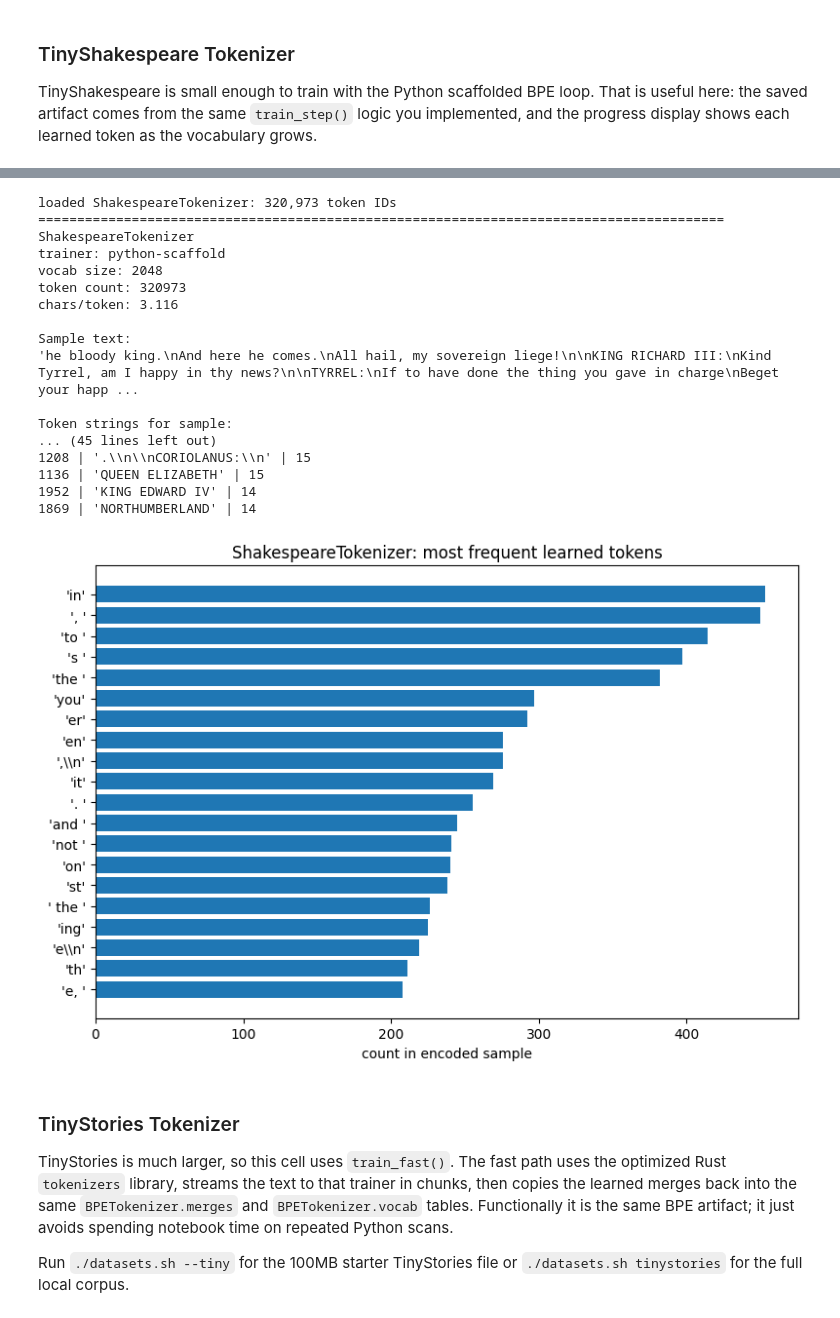
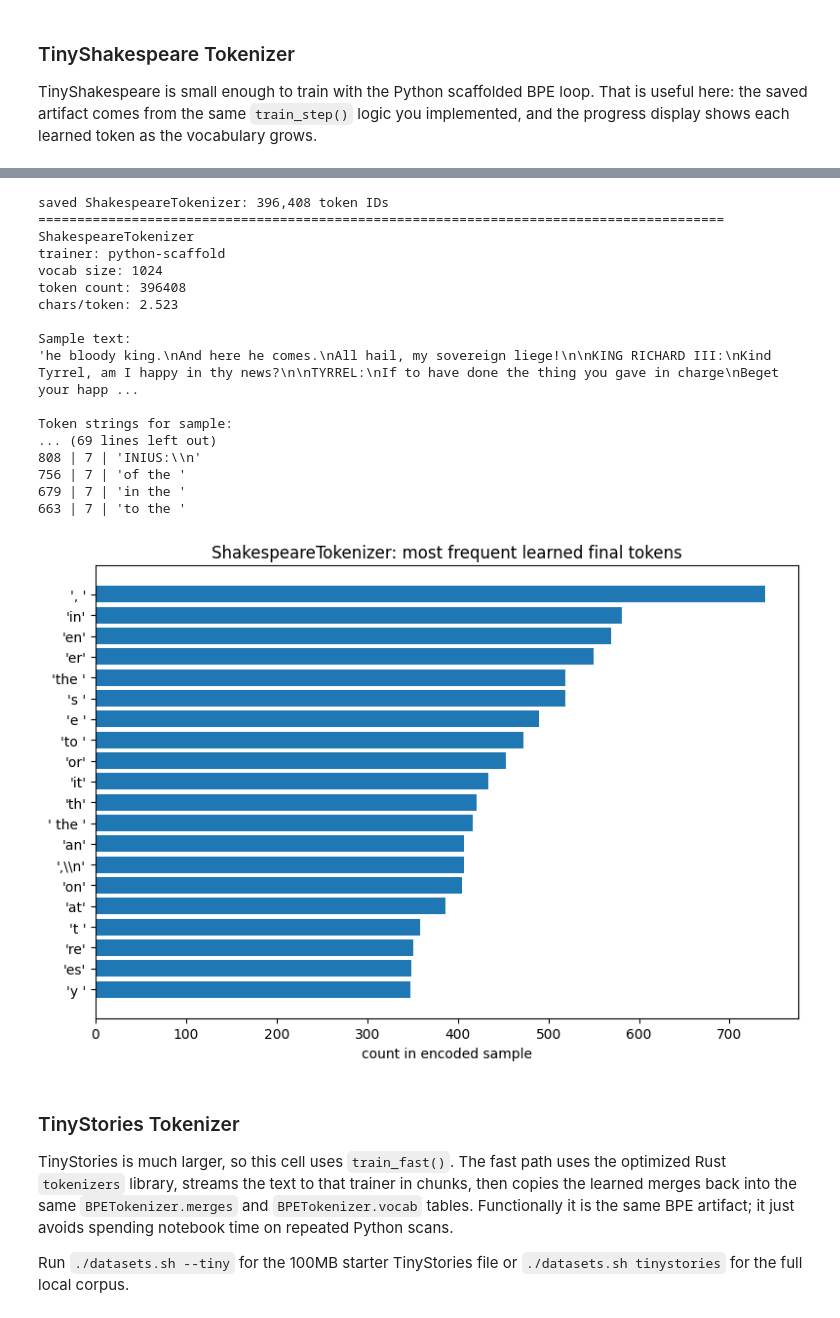
Before and after one commit to Mister-Meeseeks/g2c, a Jupyter notebook: notebooks/solutions/04-tokenizer.ipynb, the cells around one changed output, grey strips where cells are left out. Cells and saved outputs as stored; diff of their text form; code cells hidden in the pictures.

```diff
--- a/notebooks/solutions/04-tokenizer.ipynb
+++ b/notebooks/solutions/04-tokenizer.ipynb
@@ -498,6 +550,6 @@ shakespeare_config = TokenizerArtifactConfig(
 
 shakespeare_artifact = run_and_inspect_tokenizer_artifact(
     shakespeare_config,
-    force=FORCE_RETRAIN_TOKENIZERS,
+    force=True,
 )
 # %% [output]
@@ -504,21 +557,21 @@ shakespeare_artifact = run_and_inspect_tokenizer_artifact(
-loaded ShakespeareTokenizer: 320,973 token IDs
+saved ShakespeareTokenizer: 396,408 token IDs
 ========================================================================================
 ShakespeareTokenizer
 trainer: python-scaffold
-vocab size: 2048
-token count: 320973
-chars/token: 3.116
+vocab size: 1024
+token count: 396408
+chars/token: 2.523
 
 Sample text:
 'he bloody king.\nAnd here he comes.\nAll hail, my sovereign liege!\n\nKING RICHARD III:\nKind Tyrrel, am I happy in thy news?\n\nTYRREL:\nIf to have done the thing you gave in charge\nBeget your happ ...
 
 Token strings for sample:
-... (45 lines left out)
-1208 | '.\\n\\nCORIOLANUS:\\n' | 15
-1136 | 'QUEEN ELIZABETH' | 15
-1952 | 'KING EDWARD IV' | 14
-1869 | 'NORTHUMBERLAND' | 14
+... (69 lines left out)
+808 | 7 | 'INIUS:\\n'
+756 | 7 | 'of the '
+679 | 7 | 'in the '
+663 | 7 | 'to the '
-[figure, old version]
+[figure, new version]
 # %% [markdown]
 ### TinyStories Tokenizer
 
```
Also changed, not shown: parts of 5 cells of this notebook, 8 other files.
